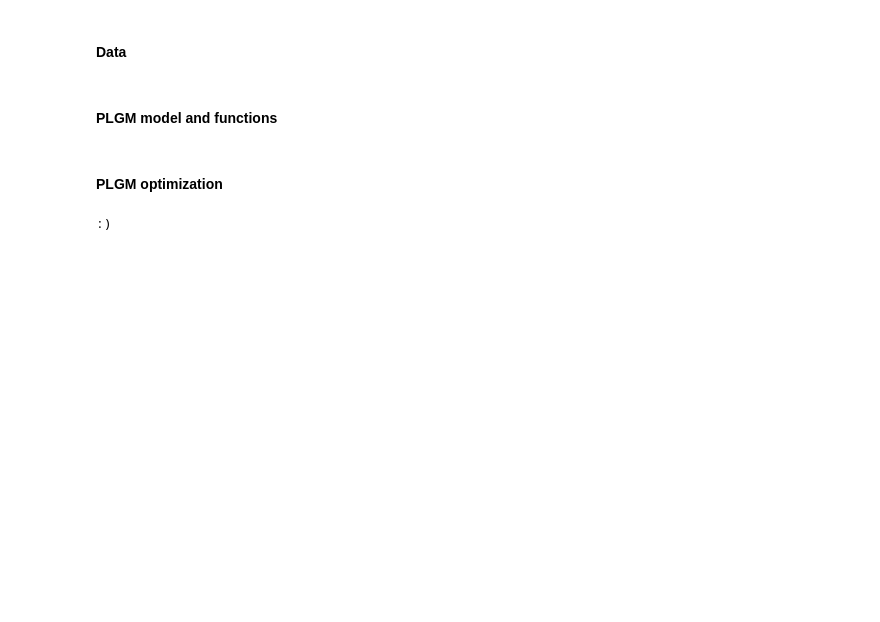
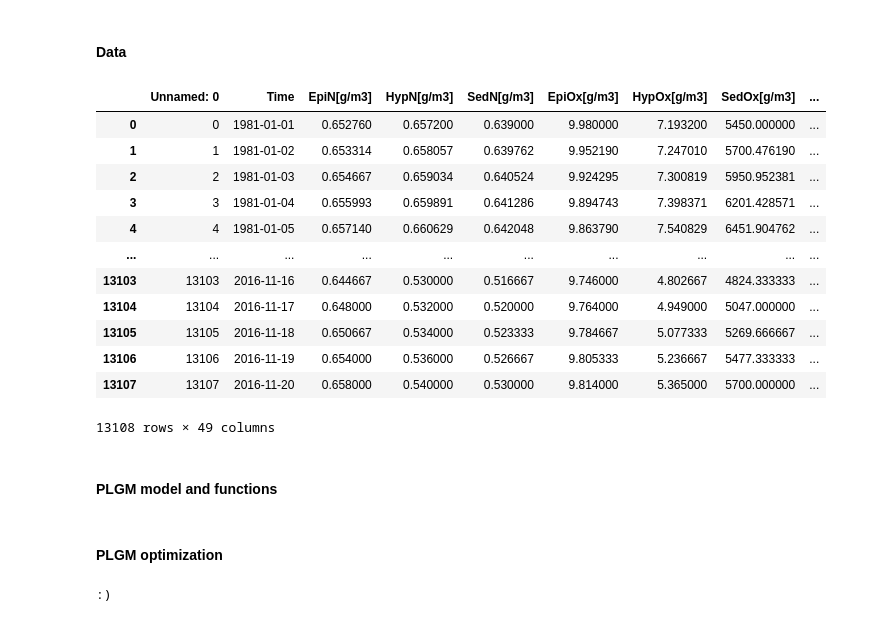
Before and after one commit to Gjuri/MScThesisGJ, a Jupyter notebook: PLGM/PLGM-Copy2.ipynb, the cells around one changed output. Saved outputs shown, nothing was run; the diff lists cells and outputs as text; code cells hidden in the pictures; blank space fills up the shorter version.

```diff
--- a/PLGM/PLGM-Copy2.ipynb
+++ b/PLGM/PLGM-Copy2.ipynb
@@ -932,3 +21,8 @@ def PLGM(**params):
+# %%
+DF = pd.read_csv('data_plgm.csv')
+DFF = DF
+Time = DFF.Time
+Season = DFF.Season
 # %%
 
 TOC = 1.1 # %
@@ -965,6 +59,22 @@ dEpiV = np.insert(np.diff(EpiV),0,0)
 
 Pepi[0] = DFF[['EpiP']].values[0]#['EpiTP[g/m3]'][0]*DFF['EpiV'][0]
 Phyp[0] = DFF[['HypP']].values[0]#['HypTP[g/m3]'][0]*DFF['HypV'][0]
+# %%
+DFF
+# %% [output]
+|  | Unnamed: 0 | Time | EpiN[g/m3] | HypN[g/m3] | SedN[g/m3] | EpiOx[g/m3] | HypOx[g/m3] | SedOx[g/m3] | ... |
+| 0 | 0 | 1981-01-01 | 0.652760 | 0.657200 | 0.639000 | 9.980000 | 7.193200 | 5450.000000 | ... |
+| 1 | 1 | 1981-01-02 | 0.653314 | 0.658057 | 0.639762 | 9.952190 | 7.247010 | 5700.476190 | ... |
+| 2 | 2 | 1981-01-03 | 0.654667 | 0.659034 | 0.640524 | 9.924295 | 7.300819 | 5950.952381 | ... |
+| 3 | 3 | 1981-01-04 | 0.655993 | 0.659891 | 0.641286 | 9.894743 | 7.398371 | 6201.428571 | ... |
+| 4 | 4 | 1981-01-05 | 0.657140 | 0.660629 | 0.642048 | 9.863790 | 7.540829 | 6451.904762 | ... |
+| ... | ... | ... | ... | ... | ... | ... | ... | ... | ... |
+| 13103 | 13103 | 2016-11-16 | 0.644667 | 0.530000 | 0.516667 | 9.746000 | 4.802667 | 4824.333333 | ... |
+| 13104 | 13104 | 2016-11-17 | 0.648000 | 0.532000 | 0.520000 | 9.764000 | 4.949000 | 5047.000000 | ... |
+| 13105 | 13105 | 2016-11-18 | 0.650667 | 0.534000 | 0.523333 | 9.784667 | 5.077333 | 5269.666667 | ... |
+| 13106 | 13106 | 2016-11-19 | 0.654000 | 0.536000 | 0.526667 | 9.805333 | 5.236667 | 5477.333333 | ... |
+| 13107 | 13107 | 2016-11-20 | 0.658000 | 0.540000 | 0.530000 | 9.814000 | 5.365000 | 5700.000000 | ... |
+13108 rows × 49 columns
 # %% [markdown]
 #### PLGM model and functions
 # %%
```
Also changed, not shown: parts of 11 cells of this notebook, 3 other files.
